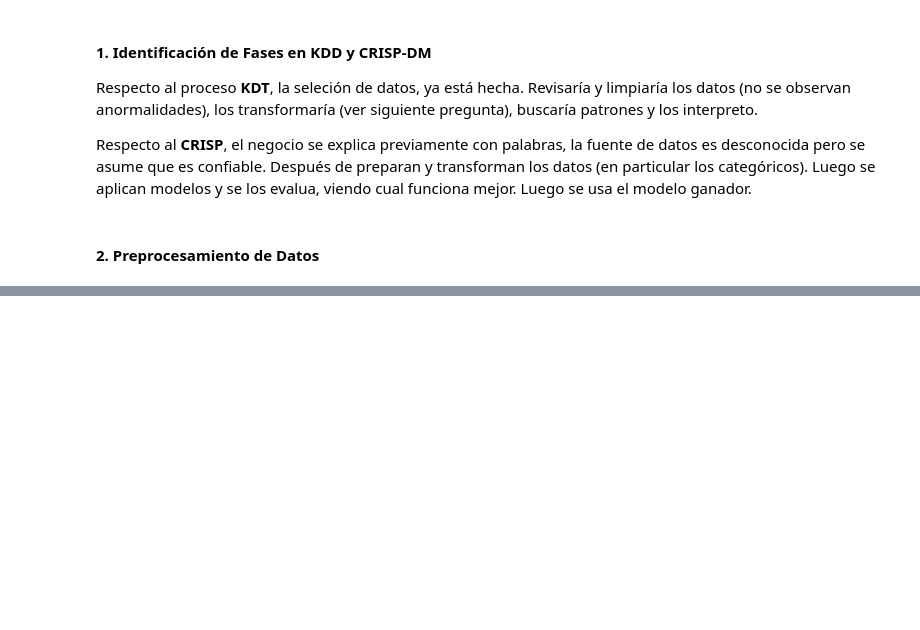
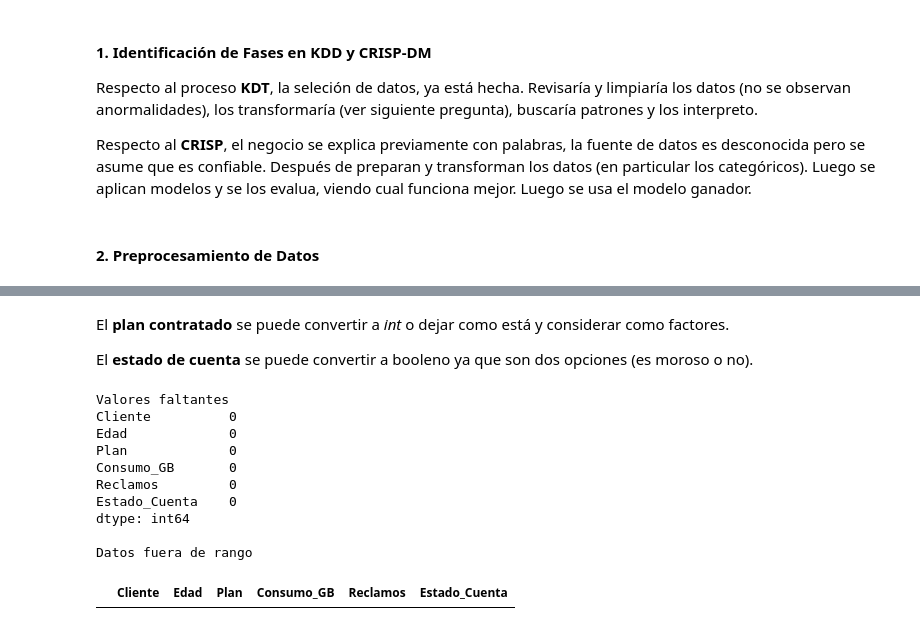
Before and after one commit to pablo-jusim/Clase-01-mineria, a Jupyter notebook: main_01.ipynb, the cells around one changed output, grey strips where cells are left out. Saved outputs shown, nothing was run; the diff lists cells and outputs as text; code cells hidden in the pictures; blank space fills up the shorter version.

```diff
--- a/main_01.ipynb
+++ b/main_01.ipynb
@@ -39,0 +53,21 @@ plt.show()
+# %% [markdown]
+<p>El <strong>plan contratado</strong> se puede convertir a <i>int</i> o dejar como está y considerar como factores.</p>
+<p>El <strong>estado de cuenta</strong> se puede convertir a booleno ya que son dos opciones (es moroso o no).</p>
+# %%
+print('Valores faltantes')
+print(df_clientes.isnull().sum())
+print('\nDatos fuera de rango')
+df_clientes.query("Edad < 0 or Cliente < 0 or Consumo_GB < 0 or"
+" Reclamos < 0 or Edad > 100")
+# %% [output]
+Valores faltantes
+Cliente          0
+Edad             0
+Plan             0
+Consumo_GB       0
+Reclamos         0
+Estado_Cuenta    0
+dtype: int64
+
+Datos fuera de rango
+|  | Cliente | Edad | Plan | Consumo_GB | Reclamos | Estado_Cuenta |
```
Also changed, not shown: parts of 9 cells of this notebook.
